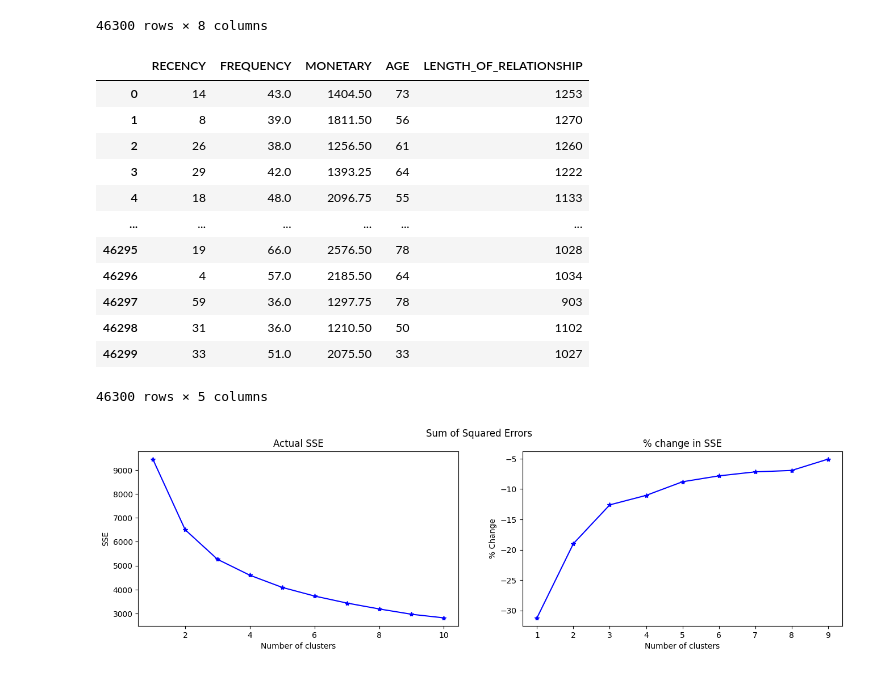
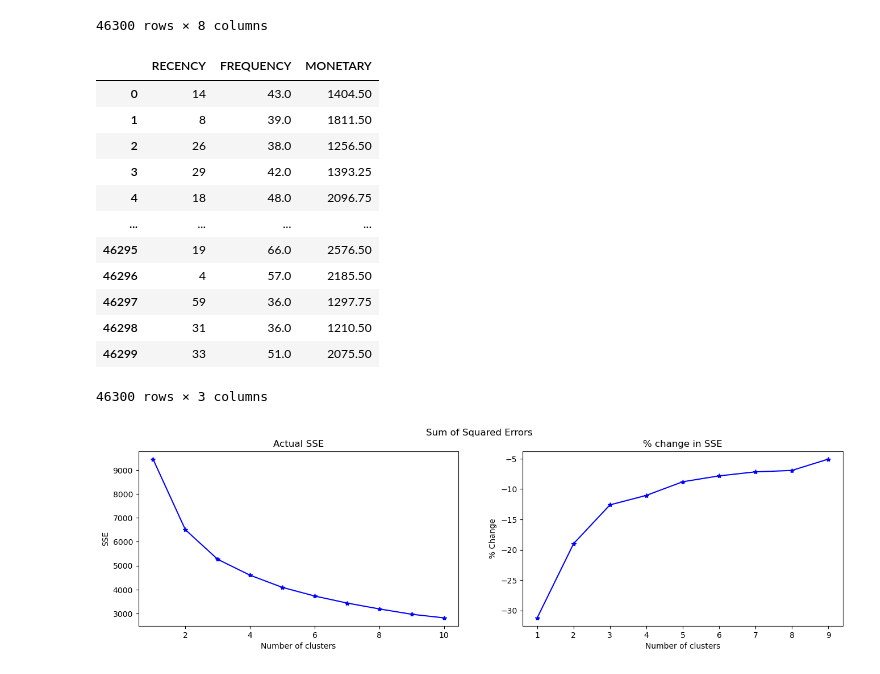
Before and after one commit to R-otato/Tasty_Insights, a Jupyter notebook: Group4_ASG2_Prototype.ipynb, the cells around one changed output. Cells and saved outputs as stored; diff of their text form; code cells hidden in the pictures.

```diff
--- a/Group4_ASG2_Prototype.ipynb
+++ b/Group4_ASG2_Prototype.ipynb
@@ -916,12 +936,12 @@ final_df = final_df.join(diff_in_days,on='CUSTOMER_ID',how='inner')
 final_df = final_df.join(num_of_locations_visited,on='CUSTOMER_ID',how='inner')
 
 #For streamlit
-final_df = final_df.join(concatenated_menu_items,on='CUSTOMER_ID',how='inner')
-final_df = final_df.join(most_frequent_MENU_TYPE,on='CUSTOMER_ID',how='inner')
-final_df = final_df.join(most_frequent_TRUCK_ID,on='CUSTOMER_ID',how='inner')
-final_df = final_df.join(most_frequent_time_of_day,on='CUSTOMER_ID',how='inner')
-final_df = final_df.join(cust_Profit,on='CUSTOMER_ID',how='inner')
-final_df=final_df.with_column('PROFIT_MARGIN(%)',F.round(F.col('PROFIT')/F.col('MONETARY')*100,0))
+# final_df = final_df.join(concatenated_menu_items,on='CUSTOMER_ID',how='inner')
+# final_df = final_df.join(most_frequent_MENU_TYPE,on='CUSTOMER_ID',how='inner')
+# final_df = final_df.join(most_frequent_TRUCK_ID,on='CUSTOMER_ID',how='inner')
+# final_df = final_df.join(most_frequent_time_of_day,on='CUSTOMER_ID',how='inner')
+# final_df = final_df.join(cust_Profit,on='CUSTOMER_ID',how='inner')
+# final_df=final_df.with_column('PROFIT_MARGIN(%)',F.round(F.col('PROFIT')/F.col('MONETARY')*100,0))
 
 
 #Attempted improvements that did not help
@@ -1530,24 +1550,24 @@ cust_seg_before_scaling_num
 46300 rows × 8 columns
 # %%
 cust_seg_before_scaling_train = cust_seg_before_scaling[['RECENCY','FREQUENCY','MONETARY',
-                                                         'AGE','LENGTH_OF_RELATIONSHIP'
+
                                                          ]]
 
 cust_seg_before_scaling_train
 # %% [output]
-|  | RECENCY | FREQUENCY | MONETARY | AGE | LENGTH_OF_RELATIONSHIP |
-| 0 | 14 | 43.0 | 1404.50 | 73 | 1253 |
-| 1 | 8 | 39.0 | 1811.50 | 56 | 1270 |
-| 2 | 26 | 38.0 | 1256.50 | 61 | 1260 |
-| 3 | 29 | 42.0 | 1393.25 | 64 | 1222 |
-| 4 | 18 | 48.0 | 2096.75 | 55 | 1133 |
-| ... | ... | ... | ... | ... | ... |
-| 46295 | 19 | 66.0 | 2576.50 | 78 | 1028 |
-| 46296 | 4 | 57.0 | 2185.50 | 64 | 1034 |
-| 46297 | 59 | 36.0 | 1297.75 | 78 | 903 |
-| 46298 | 31 | 36.0 | 1210.50 | 50 | 1102 |
-| 46299 | 33 | 51.0 | 2075.50 | 33 | 1027 |
+|  | RECENCY | FREQUENCY | MONETARY |
+| 0 | 14 | 43.0 | 1404.50 |
+| 1 | 8 | 39.0 | 1811.50 |
+| 2 | 26 | 38.0 | 1256.50 |
+| 3 | 29 | 42.0 | 1393.25 |
+| 4 | 18 | 48.0 | 2096.75 |
+| ... | ... | ... | ... |
+| 46295 | 19 | 66.0 | 2576.50 |
+| 46296 | 4 | 57.0 | 2185.50 |
+| 46297 | 59 | 36.0 | 1297.75 |
+| 46298 | 31 | 36.0 | 1210.50 |
+| 46299 | 33 | 51.0 | 2075.50 |
-46300 rows × 5 columns
+46300 rows × 3 columns
 # %%
 # without AGE	LENGTH_OF_RELATIONSHIP
 # # Min Max Scaler
```
Also changed, not shown: parts of 11 cells of this notebook.
